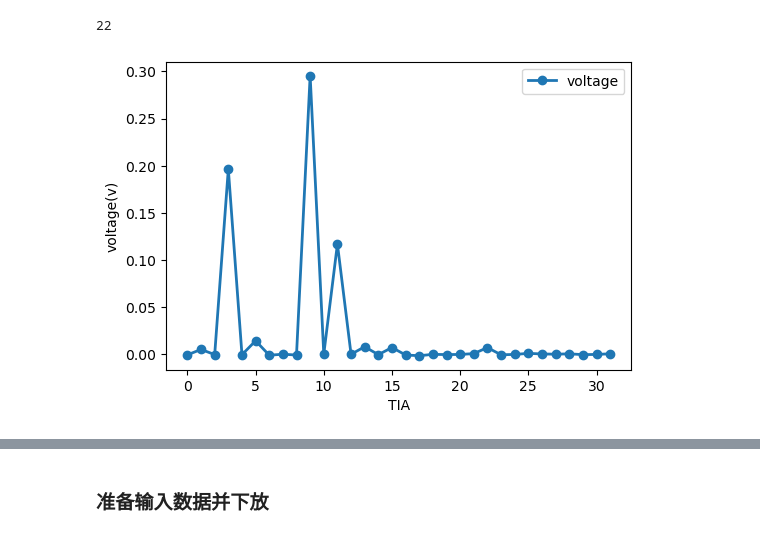
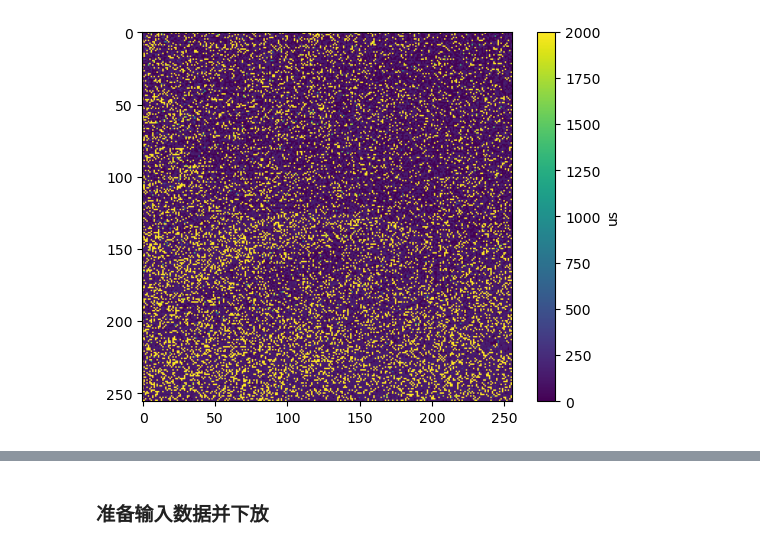
Before and after one commit to bei-meng/host_computer, a Jupyter notebook: examples/ps_encoding_test.ipynb, the cells around one changed output, grey strips where cells are left out. Saved outputs shown, nothing was run; the diff lists cells and outputs as text; code cells hidden in the pictures.

```diff
--- a/examples/ps_encoding_test.ipynb
+++ b/examples/ps_encoding_test.ipynb
@@ -7,10 +7,10 @@ sys.path.append(os.path.dirname(os.getcwd()))
 from modules import CHIP
 from util import *
 # %%
-chip=CHIP(local_ip="192.168.1.15",remote_ip="192.168.1.10",remote_port=7,debug=0,init=True)
+chip=CHIP(local_ip="192.168.1.15",remote_ip="192.168.1.10",remote_port=7,debug=1,max_packet_size=2**23,init=True)
 chip.set_device_cfg(deviceType=0,IsNew32=True,IsRERAM512=False)
 chip.adc.set_gap(adc_cs_gap=100,adc_first_gap=500,adc_last_gap=20)
 chip.adc.set_gain_resistor(big_resistance=22e-3,small_resistance=200)
-chip.adc.set_sample_times(adc_sample_times=8)
+chip.adc.set_sample_times(adc_sample_times=32)
 chip.clk_manager.set_cyc(delay1=10,delay2=10,delay3=50)
 # %% [output]
@@ -19,4 +36,8 @@ local ip: 192.168.1.15 local port: 48229
 # %%
+start = time.perf_counter()
 crossbar = np.ones((256,256))
-v,c,r = chip.read4(crossbar=crossbar,row_index=None,col_index=None,read_voltage=0.1,tg=5,gain=1,sub_base=True,from_row=False,split_type=0,row_type=0,col_type=0)
+v,c1,r = chip.read4(crossbar=crossbar,row_index=[i for i in range(1)],col_index=[i for i in range(0,4)],read_voltage=0.1,tg=5,gain=1,sub_base=False,from_row=True,split_type=6,row_type=0,col_type=0)
+end = time.perf_counter()
+elapsed_time = end - start
+print(f"代码执行耗时: {elapsed_time:.6f} 秒")
 # %% [output]
@@ -51,32 +61,7 @@ def plot_v(v,figsize=(12,4),title=""):
-# %%
-chip.set_op_mode(read=True,from_row=True)
-chip.set_dac_read_V(0.1)
-chip.set_tia_gain(1)
-
-
-# 先需要reset所有的latch
-chip.set_cim_reset(reset_ans=0)
-chip.set_cim_reset(reset_ans=1)
-
-# # 选任意行配ltach
-# # # 选任意行bank配32bit值
-# chip.set_latch([11],row=True)
-chip.set_bank([i for i in range(1)],row=True,value=0xFF)
-
-
-
-chip.set_latch([100],row=False)
-# chip.set_bank([100],row=False,value=0x1)
-
-print(chip.setting.TIA_index_map(100,col=True))
-
-chip.generate_read_pulse()
-voltage = chip.get_tia_out([i for i in range(32)])
-
-plot_v(v= voltage,figsize=(6,4))
-# %% [output]
-22
-[figure, removed]
+# %%
+plot_cond(c1,vmax=2000)
+# %% [output]
+[figure, added]
 # %%
 ps_ddr_pos_start = 0xA100000 // 0x20  # 至少从这个ddr地址之后存放
 ps_ddr_pos = ps_ddr_pos_start
```
Also changed, not shown: parts of 20 cells of this notebook, 13 other files.
